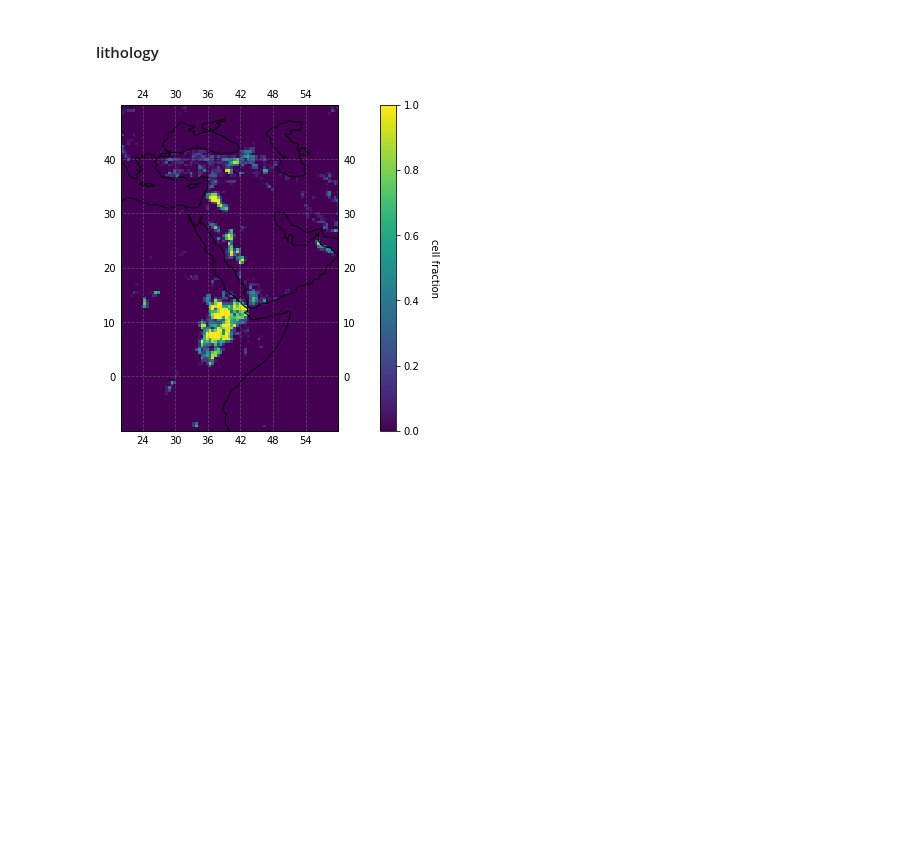
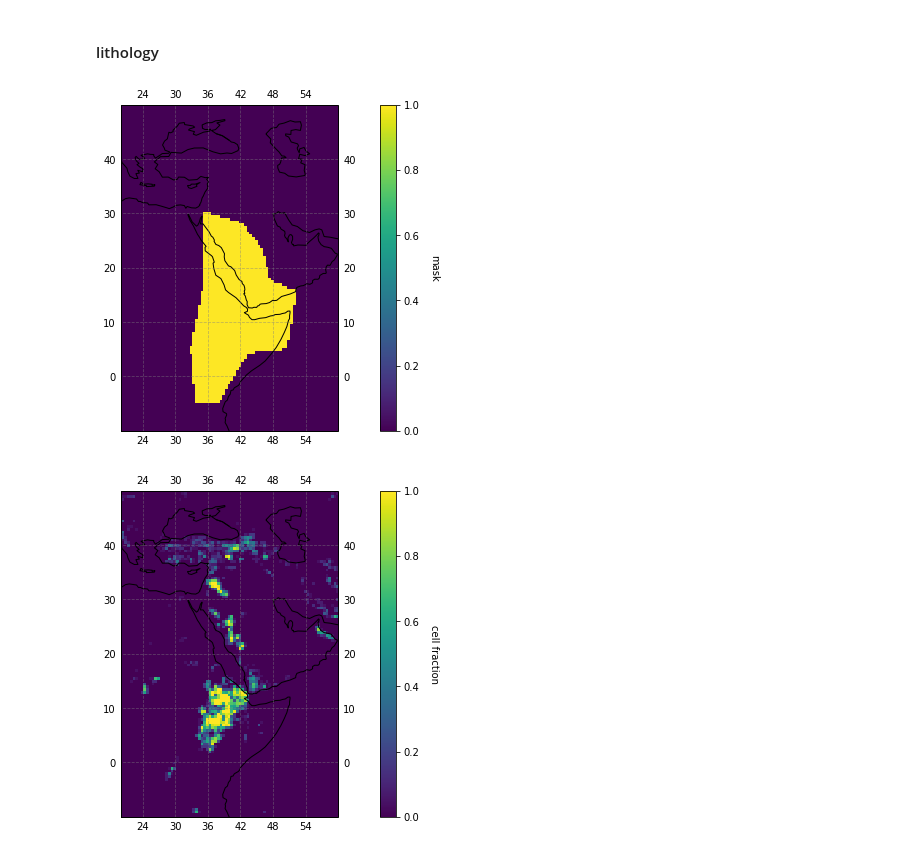
Before and after one commit to Swanson-Hysell-Group/GEOCLIM_Modern, a Jupyter notebook: Code/Notebooks/lithology_masks_7d.ipynb, the cells around one changed output. Drawn from its saved outputs; the diff is of its cells as text; code cells hidden in the pictures; blank space fills up the shorter version.

Commit message:
noET and noTraps masks complete

```diff
--- a/Code/Notebooks/lithology_masks_7d.ipynb
+++ b/Code/Notebooks/lithology_masks_7d.ipynb
@@ -1759,6 +1759,20 @@ lith_mask_nc.close()
 ### noET = no Ethiopian Traps
 # %% [markdown]
 #### lithology
+# %%
+ET_mask_nc = Dataset(drive_path + 'Land_Masks/ET_mask.nc')
+ET_mask = ET_mask_nc.variables['Band1'][:,:].data
+ET_mask[np.isnan(ET_mask)] = 0
+ET_mask[ET_mask > 1e30] = 0
+
+fig, ax = plot_z(ET_mask, lat_360_720, lon_360_720, 'mask', coastlines=True, output=True)
+
+ax.set_xlim(20,60)
+ax.set_ylim(-10,50)
+
+plt.show()
+# %% [output]
+[figure, added]
 # %%
 lith_mask_noET = lith_mask_360_720.copy()
 
```
Also changed, not shown: parts of 15 cells of this notebook, 2 other files.
